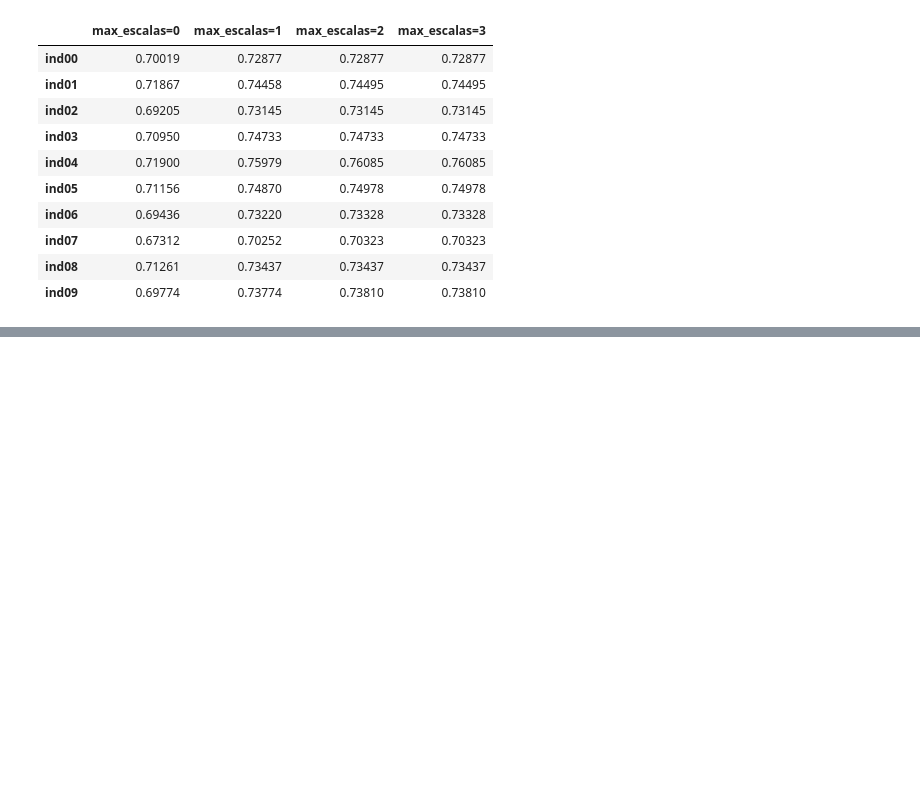
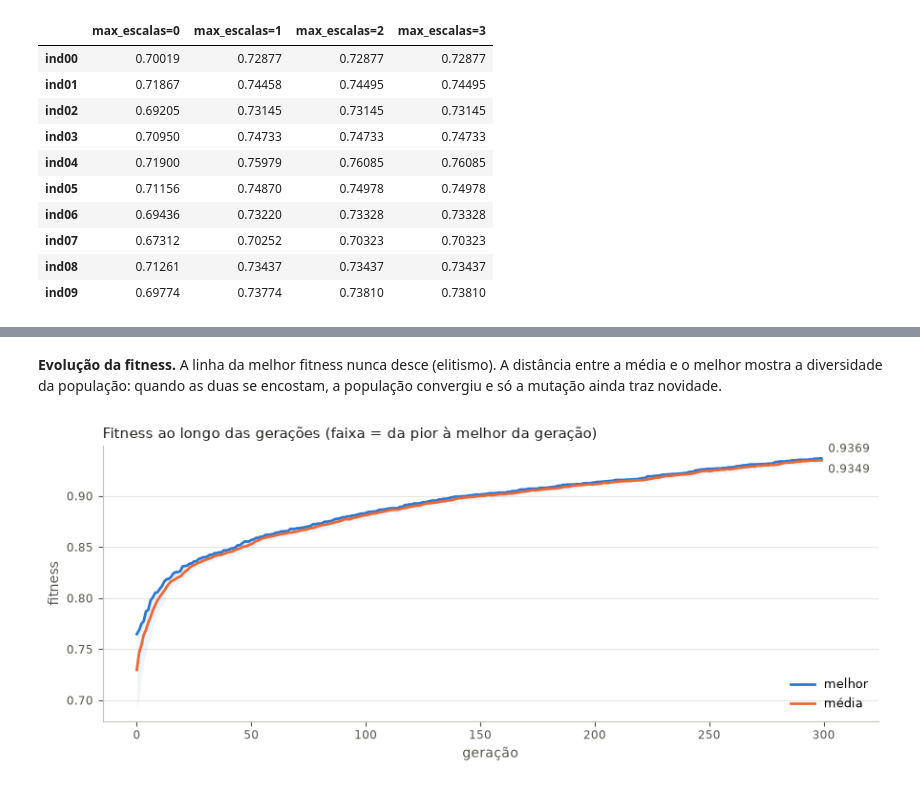
Before and after one commit to Caetano-ma/PSI-3472, a Jupyter notebook: planejamento_voos.ipynb, the cells around one changed output, grey strips where cells are left out. Cells and saved outputs as stored; diff of their text form; code cells hidden in the pictures; blank space fills up the shorter version.

```diff
--- a/planejamento_voos.ipynb
+++ b/planejamento_voos.ipynb
@@ -1553,0 +1707,10 @@ sens
+# %%
+def selecao_torneio(fitness, rng, k=TAM_TORNEIO):
+    """Índice do vencedor de um torneio entre k indivíduos sorteados."""
+    candidatos = rng.sample(range(len(fitness)), k)
+    return max(candidatos, key=lambda i: fitness[i])
+
+
+def cruzamento_uniforme(pai, mae, rng):
+    """Filho: para cada aeronave, o gene do pai ou da mãe (50% cada)."""
+    return [g_pai if rng.random() < 0.5 else g_mae for g_pai, g_mae in zip(pai, mae)]
@@ -1553,0 +1896,8 @@ sens
+# %%
+resultado = algoritmo_genetico()
+
+h = resultado.historico
+assert (h["fitness melhor"].diff().dropna() >= -1e-12).all(), "elitismo: o melhor nunca piora"
+print(f"\n{len(h)} gerações em {resultado.segundos / 60:.1f} min "
+      f"({'convergiu' if resultado.convergiu else 'atingiu MAX_GERACOES'}) | "
+      f"fitness: {h['fitness melhor'].iloc[0]:.5f} → {resultado.melhor.fitness:.5f}")
@@ -1553,0 +1920,37 @@ sens
+# %% [markdown]
+**Evolução da fitness.** A linha da melhor fitness nunca desce (elitismo). A distância entre a média e
+o melhor mostra a diversidade da população: quando as duas se encostam, a população convergiu e só a
+mutação ainda traz novidade.
+# %%
+COR_1, COR_2 = "#2a78d6", "#eb6834"
+TINTA, TINTA_2, GRADE = "#1f1f1d", "#55554f", "#e6e5e0"
+
+
+def _estilo(ax, titulo=None):
+    if titulo:
+        ax.set_title(titulo, loc="left", fontsize=10.5, color=TINTA)
+    ax.grid(axis="y", color=GRADE, linewidth=0.8)
+    ax.set_axisbelow(True)
+    for lado in ("top", "right"):
+        ax.spines[lado].set_visible(False)
+    for lado in ("left", "bottom"):
+        ax.spines[lado].set_color("#c3c2b7")
+    ax.tick_params(colors=TINTA_2, labelsize=8.5)
+
+
+fig, ax = plt.subplots(figsize=(9, 3.8))
+ax.plot(h.index, h["fitness melhor"], color=COR_1, linewidth=2, label="melhor")
+ax.plot(h.index, h["fitness média"], color=COR_2, linewidth=2, label="média")
+ax.fill_between(h.index, h["fitness pior"], h["fitness melhor"], color=COR_1, alpha=0.08, linewidth=0)
+for col, dy in (("fitness melhor", 7), ("fitness média", -7)):
+    ax.annotate(f"{h[col].iloc[-1]:.4f}", (h.index[-1], h[col].iloc[-1]), xytext=(5, dy),
+                textcoords="offset points", va="center", fontsize=8.5, color=TINTA_2)
+ax.set_xlim(right=h.index[-1] * 1.08 + 1)
+ax.set_xlabel("geração", color=TINTA_2)
+ax.set_ylabel("fitness", color=TINTA_2)
+ax.legend(frameon=False, fontsize=9, loc="lower right")
+_estilo(ax, "Fitness ao longo das gerações (faixa = da pior à melhor da geração)")
+fig.tight_layout()
+plt.show()
+# %% [output]
+[figure, added]
```
Also changed, not shown: parts of 34 cells of this notebook.
